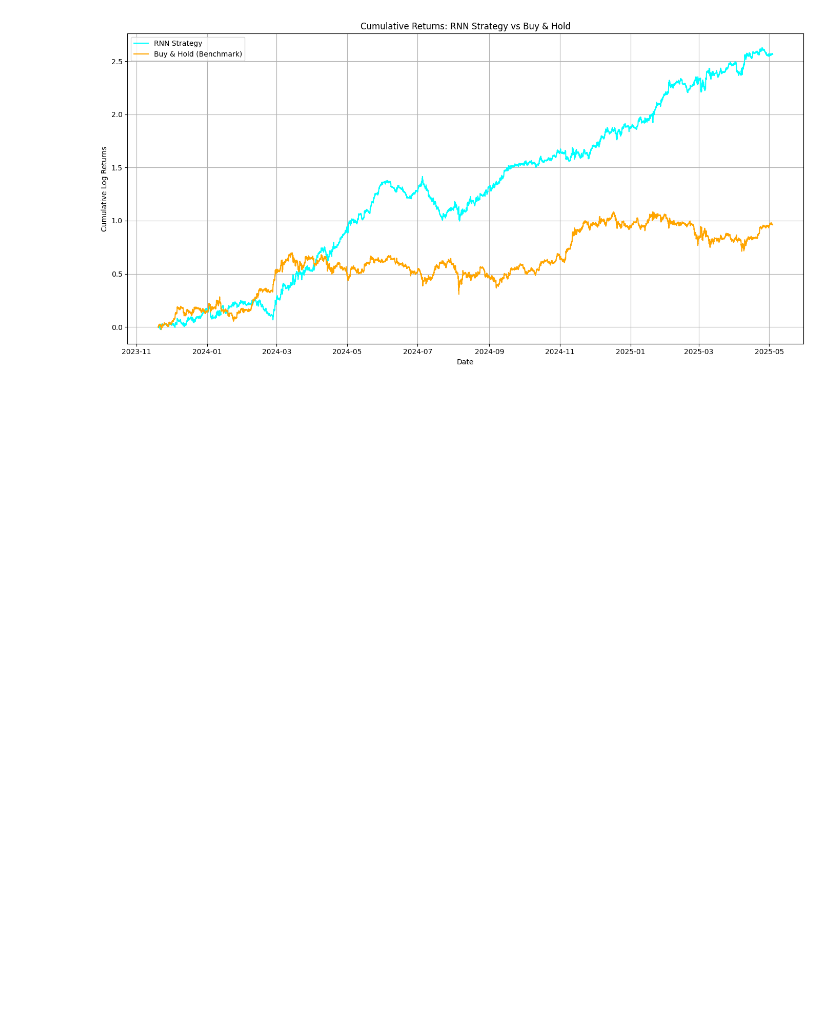
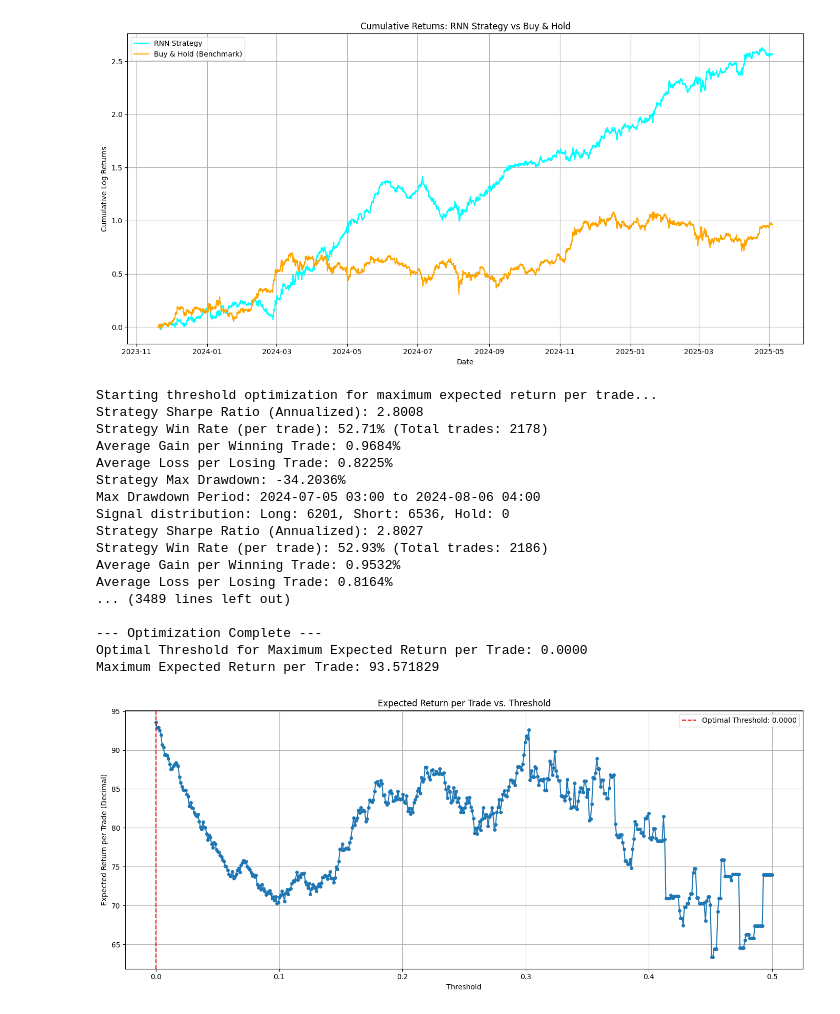
Before and after one commit to LeonMusCoden/2025-FTP-project, a Jupyter notebook: rnn/lstm_1h.ipynb, the cells around one changed output. Drawn from its saved outputs; the diff is of its cells as text; code cells hidden in the pictures; blank space fills up the shorter version.

Commit message:
feat: analyze expected return per trade

```diff
--- a/rnn/lstm_1h.ipynb
+++ b/rnn/lstm_1h.ipynb
@@ -399,7 +399,7 @@ def calculate_strategy_performance(signals, actual_returns, test_dates=None):
     print(f"Signal distribution: Long: {np.sum(signals == 1)}, Short: {np.sum(signals == -1)}, Hold: {np.sum(signals == 0)}")
 
 
-    return cumulative_strategy_returns, cumulative_benchmark_returns, sharpe_ratio, win_rate, max_drawdown_log
+    return cumulative_strategy_returns, cumulative_benchmark_returns, sharpe_ratio, win_rate, avg_gain_per_trade_perc, avg_loss_per_trade_perc, max_drawdown_log
 # %% [markdown]
 ## Visualization
 # %%
@@ -539,9 +539,9 @@ y_pred_test, y_actual_test = evaluate_model(model, x_test, y_test, BATCH_SIZE, d
 # %%
 # Evaluate model
 # Generate trading signals and evaluate strategy
-signals = generate_trading_signals(y_pred_test, threshold=0)
+signals = generate_trading_signals(y_pred_test, threshold=0.0)
 
-cumulative_strategy_returns, cumulative_benchmark_returns, sharpe_ratio, win_rate, max_drawdown = calculate_strategy_performance(
+cumulative_strategy_returns, cumulative_benchmark_returns, sharpe_ratio, win_rate, avg_gain_per_trade_perc, avg_loss_per_trade_perc, max_drawdown = calculate_strategy_performance(
     signals, y_actual_test, test_dates
 )
 
@@ -566,3 +566,68 @@ Strategy Max Drawdown: -34.2036%
 Max Drawdown Period: 2024-07-05 03:00 to 2024-08-06 04:00
 Signal distribution: Long: 6201, Short: 6536, Hold: 0
 [figure]
+# %%
+threshold_range = np.linspace(0.00, 0.5, 500)
+
+best_expected_return = -np.inf
+optimal_threshold = None
+results = []
+
+print("Starting threshold optimization for maximum expected return per trade...")
+
+for threshold_val in threshold_range:
+    # Generate signals using the current threshold
+    signals_tuned = generate_trading_signals(y_pred_test, threshold=threshold_val)
+
+    # Calculate performance metrics using the modified calculate_strategy_performance function.
+    # We are interested in win_rate_p, avg_gain_perc_p, avg_loss_perc_p, and total_trades_p
+    # The other returned values are ignored with '_' as they are not needed for this optimization.
+    _, _, _, win_rate, avg_gain_per_trade_perc, avg_loss_per_trade_perc, _ = calculate_strategy_performance(signals_tuned, y_actual_test, test_dates)
+
+    expected_return_per_trade = win_rate * avg_gain_per_trade_perc - (1-win_rate) * avg_loss_per_trade_perc
+
+    results.append({'threshold': threshold_val, 'expected_return': expected_return_per_trade})
+
+    if expected_return_per_trade > best_expected_return:
+        best_expected_return = expected_return_per_trade
+        optimal_threshold = threshold_val
+
+print("\n--- Optimization Complete ---")
+print(f"Optimal Threshold for Maximum Expected Return per Trade: {optimal_threshold:.4f}")
+print(f"Maximum Expected Return per Trade: {best_expected_return:.6f}")
+
+# Optional: Plotting the optimization results for better understanding
+thresholds_plot = [r['threshold'] for r in results]
+expected_returns_plot = [r['expected_return'] for r in results]
+
+plt.figure(figsize=(14, 6))
+
+plt.plot(thresholds_plot, expected_returns_plot, marker='o', linestyle='-', markersize=4)
+plt.axvline(x=optimal_threshold, color='r', linestyle='--', label=f'Optimal Threshold: {optimal_threshold:.4f}')
+plt.title('Expected Return per Trade vs. Threshold')
+plt.xlabel('Threshold')
+plt.ylabel('Expected Return per Trade (Decimal)')
+plt.grid(True)
+plt.legend()
+
+plt.tight_layout()
+plt.show()
+# %% [output]
+Starting threshold optimization for maximum expected return per trade...
+Strategy Sharpe Ratio (Annualized): 2.8008
+Strategy Win Rate (per trade): 52.71% (Total trades: 2178)
+Average Gain per Winning Trade: 0.9684%
+Average Loss per Losing Trade: 0.8225%
+Strategy Max Drawdown: -34.2036%
+Max Drawdown Period: 2024-07-05 03:00 to 2024-08-06 04:00
+Signal distribution: Long: 6201, Short: 6536, Hold: 0
+Strategy Sharpe Ratio (Annualized): 2.8027
+Strategy Win Rate (per trade): 52.93% (Total trades: 2186)
+Average Gain per Winning Trade: 0.9532%
+Average Loss per Losing Trade: 0.8164%
+... (3489 lines left out)
+
+--- Optimization Complete ---
+Optimal Threshold for Maximum Expected Return per Trade: 0.0000
+Maximum Expected Return per Trade: 93.571829
+[figure, added]
```
